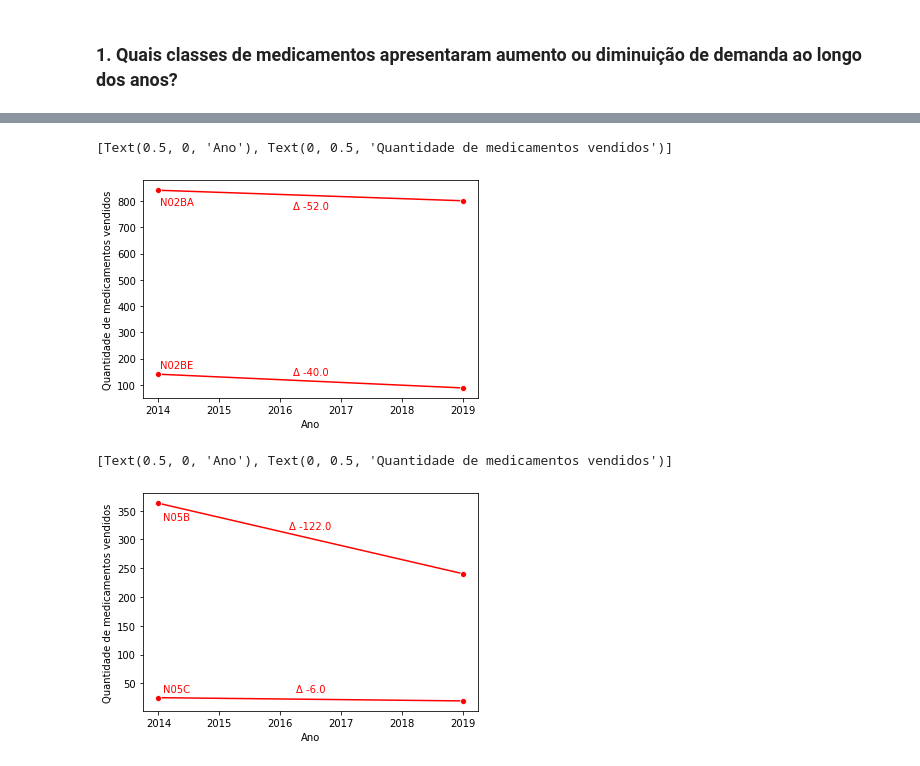
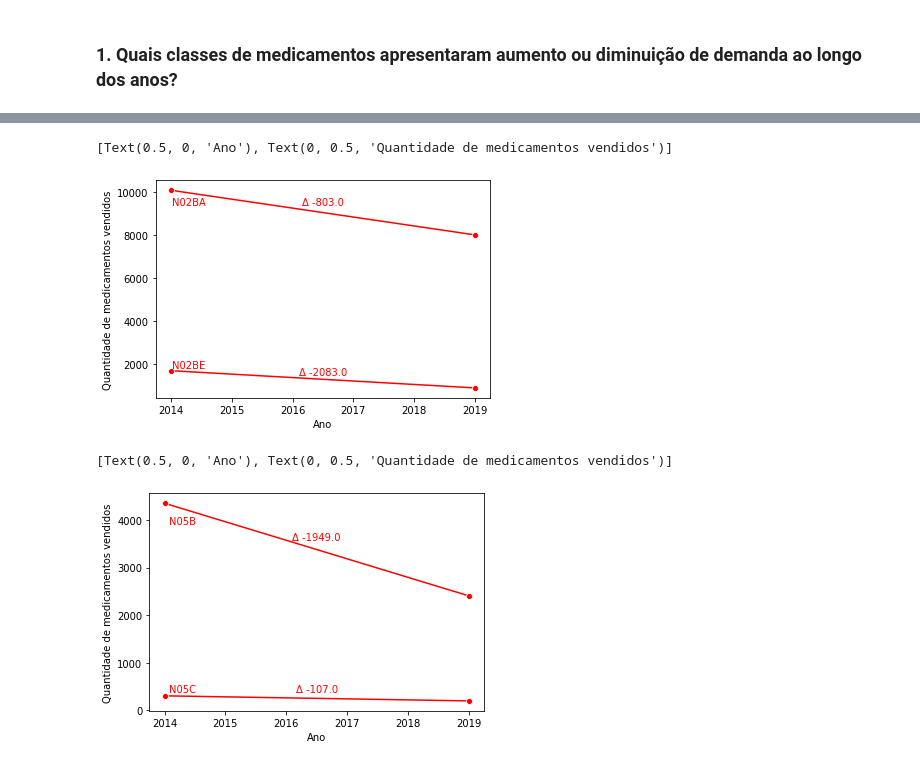
Before and after one commit to ailafelixa/EDA-Pharmaceutical-Sales, a Jupyter notebook: pharma-sales-analysis.ipynb, the cells around one changed output, grey strips where cells are left out. Drawn from its saved outputs; the diff is of its cells as text; code cells hidden in the pictures.

```diff
--- a/pharma-sales-analysis.ipynb
+++ b/pharma-sales-analysis.ipynb
@@ -90,7 +90,7 @@ dtype: object
 #Primeiro vamos selecionar os dados referentes aos anos de 2014 (nosso start-point) e de 2019 (nosso end-point)
 df_1 = pharma_sales_data.loc[(pharma_sales_data.datum.dt.year == 2014) | (pharma_sales_data.datum.dt.year == 2019)]
 df_1.loc[:,'datum'] = df_1.datum.dt.year
-df_1 = df_1.groupby('datum').mean() #Calculando a média de vendas para cada classe de medicamento em cada ano
+df_1 = df_1.groupby('datum').sum() #Calculando a quantidade de vendas para cada classe de medicamento em cada ano
 df_1.head()
 # %% [output]
 A value is trying to be set on a copy of a slice from a DataFrame.
@@ -133,25 +135,25 @@ ax.set(xlabel='Ano', ylabel='Quantidade de medicamentos vendidos')
 # %%
 #Outros analgésicos e anti-piréticos
 cx = sns.lineplot(x=df_1.index, y=df_1.N02BA, ci = None, marker='o', color='red')
-plt.text(0.1, 0.9, df_1.columns[2], horizontalalignment='center',
+plt.text(0.1, 0.90, df_1.columns[2], horizontalalignment='center',
      verticalalignment='center', transform=cx.transAxes, color='red')
-plt.text(0.5, 0.88, 'Δ '+delta_str.iloc[0,2], horizontalalignment='center',
+plt.text(0.5, 0.9, 'Δ '+delta_str.iloc[0,2], horizontalalignment='center',
      verticalalignment='center', transform=cx.transAxes, color='red')
 dx = sns.lineplot(x=df_1.index, y=df_1.N02BE, ci = None, marker='o', color='red')
 plt.text(0.1, 0.15, df_1.columns[3], horizontalalignment='center',
      verticalalignment='center', transform=dx.transAxes, color='red')
 plt.text(0.5, 0.12, 'Δ '+delta_str.iloc[0,3], horizontalalignment='center',
      verticalalignment='center', transform=dx.transAxes, color='red')
 cx.set(xlabel='Ano', ylabel='Quantidade de medicamentos vendidos')
 # %% [output]
 [Text(0.5, 0, 'Ano'), Text(0, 0.5, 'Quantidade de medicamentos vendidos')]
-[figure, old version]
+[figure, new version]
 # %%
 #Psicolépticos
 ex=sns.lineplot(x=df_1.index, y=df_1.N05B, ci = None, marker='o', color='red')
-plt.text(0.1, 0.89, df_1.columns[4], horizontalalignment='center',
+plt.text(0.1, 0.87, df_1.columns[4], horizontalalignment='center',
      verticalalignment='center', transform=ex.transAxes, color='red')
-plt.text(0.5, 0.85, 'Δ '+delta_str.iloc[0,4], horizontalalignment='center',
+plt.text(0.5, 0.80, 'Δ '+delta_str.iloc[0,4], horizontalalignment='center',
      verticalalignment='center', transform=ex.transAxes, color='red')
 fx=sns.lineplot(x=df_1.index, y=df_1.N05C, ci = None, marker='o', color='red')
 plt.text(0.1, 0.1, df_1.columns[5], horizontalalignment='center',
@@ -161,7 +163,7 @@ plt.text(0.5, 0.1, 'Δ '+delta_str.iloc[0,5], horizontalalignment='center',
 ex.set(xlabel='Ano', ylabel='Quantidade de medicamentos vendidos')
 # %% [output]
 [Text(0.5, 0, 'Ano'), Text(0, 0.5, 'Quantidade de medicamentos vendidos')]
-[figure, old version]
+[figure, new version]
 # %%
 #Fármacos para o tratamento de doenças pulmonares obstrutivas
 r1x = sns.lineplot(x=df_1.index, y=df_1.R03, ci = None, marker='o', color='#009923')
```
Also changed, not shown: parts of 8 cells of this notebook.
